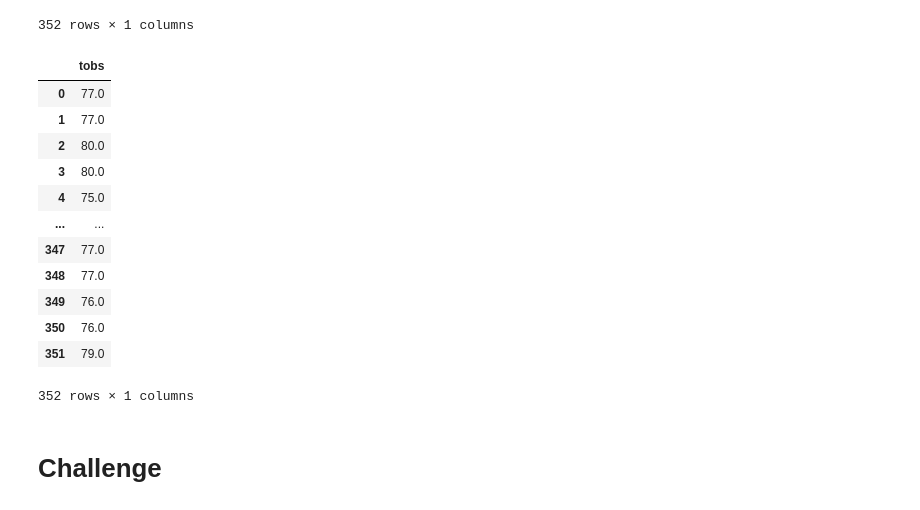
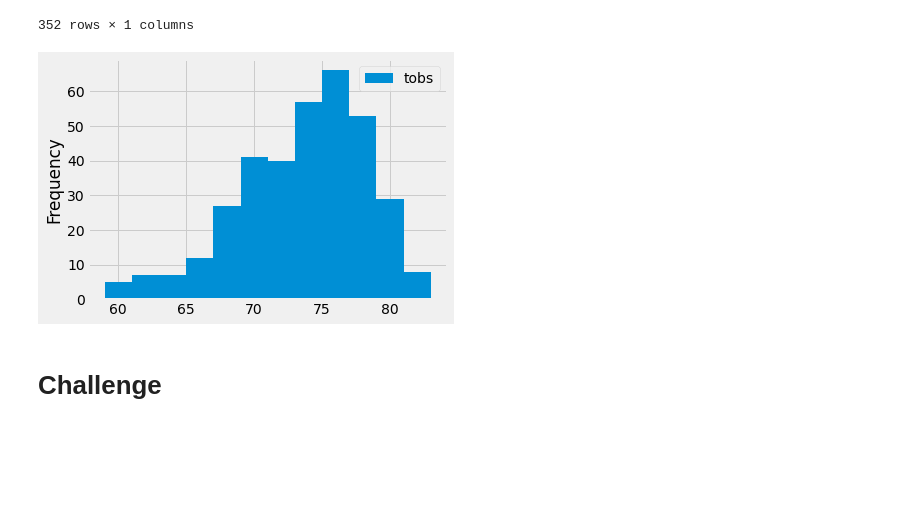
Before and after one commit to nsmeltz/surfs_up, a Jupyter notebook: climate_analysis.ipynb, the cells around one changed output. Saved outputs shown, nothing was run; the diff lists cells and outputs as text; code cells hidden in the pictures; blank space fills up the shorter version.

Commit message:
weather station analysis complete

```diff
--- a/climate_analysis.ipynb
+++ b/climate_analysis.ipynb
@@ -148,11 +192,9 @@ filter(Measurement.station == 'USC00519281').all()
 # %% [output]
 [(54.0, 85.0, 71.66378066378067)]
 # %%
-# Choose the station with the highest number of temperature observations.
+# Choose the station with the highest number of temperature observations(tobs).
 # Query the last 12 months of temperature observation data for this station
-results = session.query(Measurement.tobs).\
-filter(Measurement.station == 'USC00519281').\
-filter(Measurement.date >= prev_year).all()
+results = session.query(Measurement.tobs).filter(Measurement.station == 'USC00519281').filter(Measurement.date >= prev_year).all()
 
 df2 = pd.DataFrame(results, columns=['tobs'])
 df2
@@ -172,20 +214,10 @@ df2
 352 rows × 1 columns
 # %%
 #plot the results as a histogram
+df2.plot.hist(bins=12)
+plt.tight_layout()
 # %% [output]
-|  | tobs |
-| 0 | 77.0 |
-| 1 | 77.0 |
-| 2 | 80.0 |
-| 3 | 80.0 |
-| 4 | 75.0 |
-| ... | ... |
-| 347 | 77.0 |
-| 348 | 77.0 |
-| 349 | 76.0 |
-| 350 | 76.0 |
-| 351 | 79.0 |
-352 rows × 1 columns
+[figure, added]
 # %%
 # Write a function called `calc_temps` that will accept start date and end date in the format '%Y-%m-%d'
 # and return the minimum, average, and maximum temperatures for that range of dates
```
Also changed, not shown: parts of 14 cells of this notebook.
